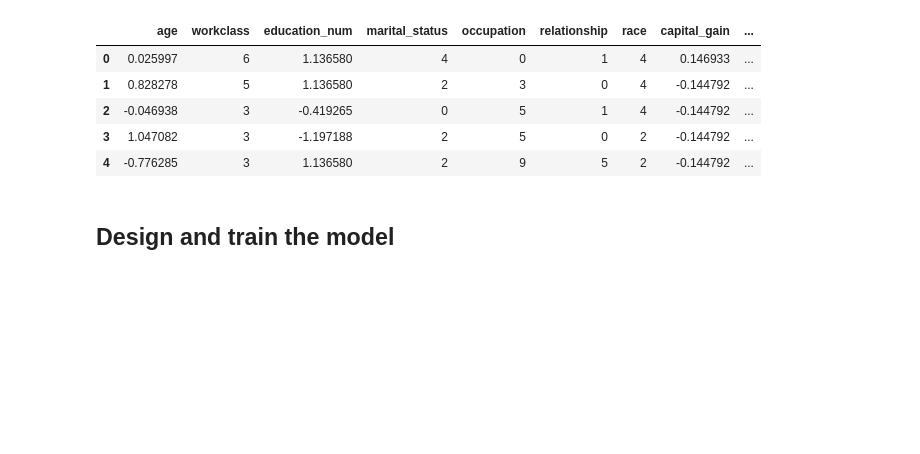
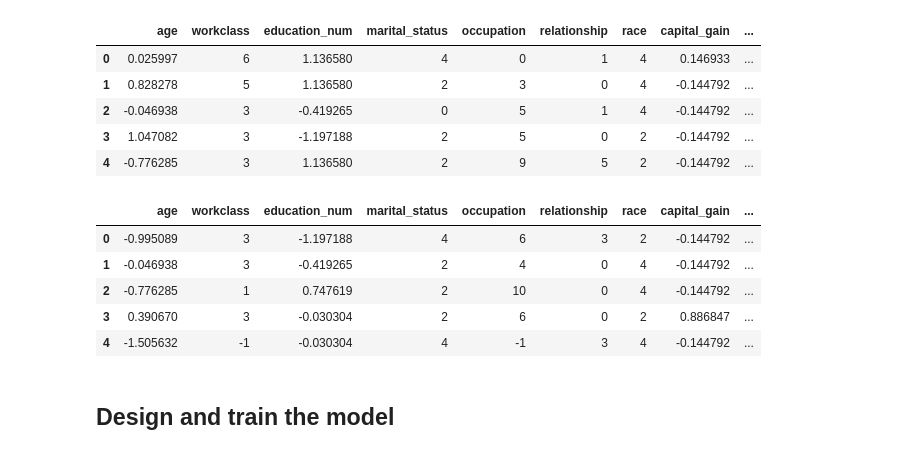
Before and after one commit to khzt2004/Python, a Jupyter notebook: Keras_Tensorflow_Deploy.ipynb, the cells around one changed output. Cells and saved outputs as stored; diff of their text form; code cells hidden in the pictures; blank space fills up the shorter version.

```diff
--- a/Keras_Tensorflow_Deploy.ipynb
+++ b/Keras_Tensorflow_Deploy.ipynb
@@ -279,6 +276,15 @@ train_x.head()
 | 2 | -0.046938 | 3 | -0.419265 | 0 | 5 | 1 | 4 | -0.144792 | ... |
 | 3 | 1.047082 | 3 | -1.197188 | 2 | 5 | 0 | 2 | -0.144792 | ... |
 | 4 | -0.776285 | 3 | 1.136580 | 2 | 9 | 5 | 2 | -0.144792 | ... |
+# %%
+eval_x.head()
+# %% [output]
+|  | age | workclass | education_num | marital_status | occupation | relationship | race | capital_gain | ... |
+| 0 | -0.995089 | 3 | -1.197188 | 4 | 6 | 3 | 2 | -0.144792 | ... |
+| 1 | -0.046938 | 3 | -0.419265 | 2 | 4 | 0 | 4 | -0.144792 | ... |
+| 2 | -0.776285 | 1 | 0.747619 | 2 | 10 | 0 | 4 | -0.144792 | ... |
+| 3 | 0.390670 | 3 | -0.030304 | 2 | 6 | 0 | 2 | 0.886847 | ... |
+| 4 | -1.505632 | -1 | -0.030304 | 4 | -1 | 3 | 4 | -0.144792 | ... |
 # %% [markdown]
 ## Design and train the model
 # %% [markdown]
```
Also changed, not shown: parts of 9 cells of this notebook.
